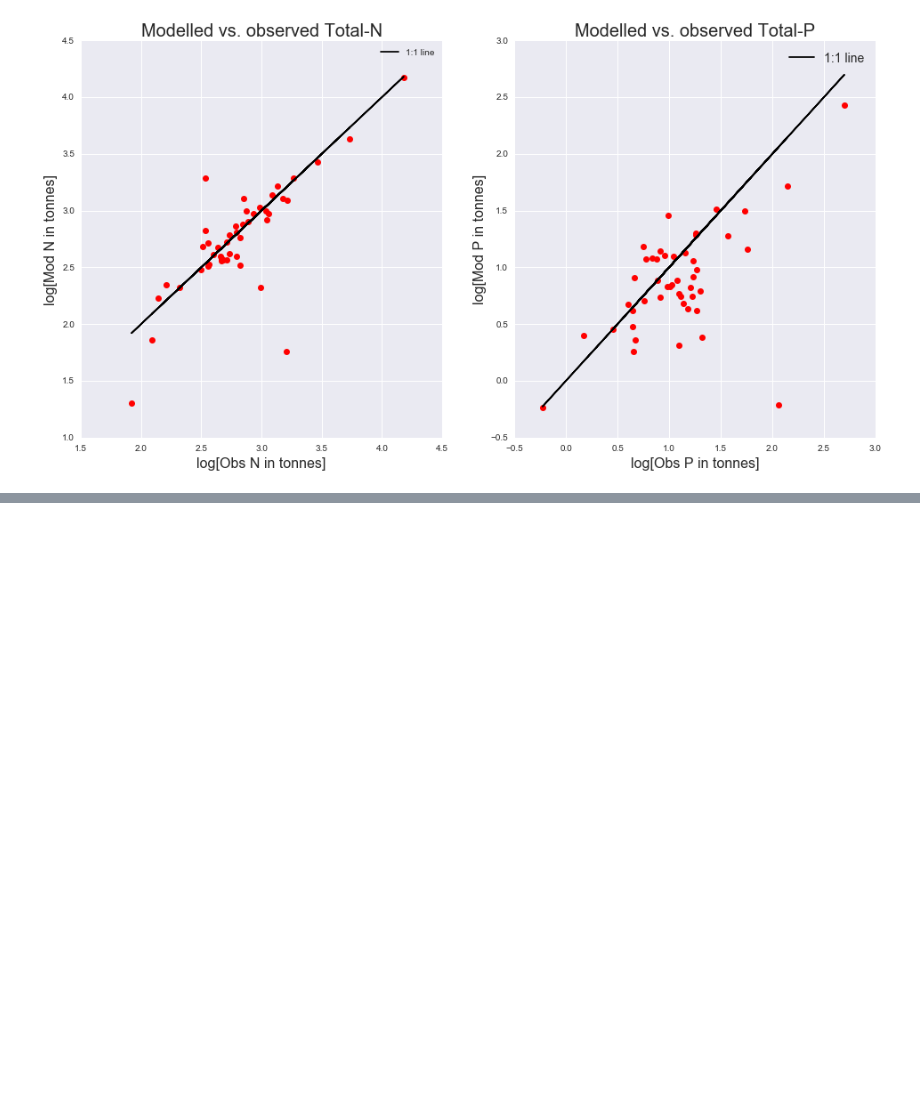
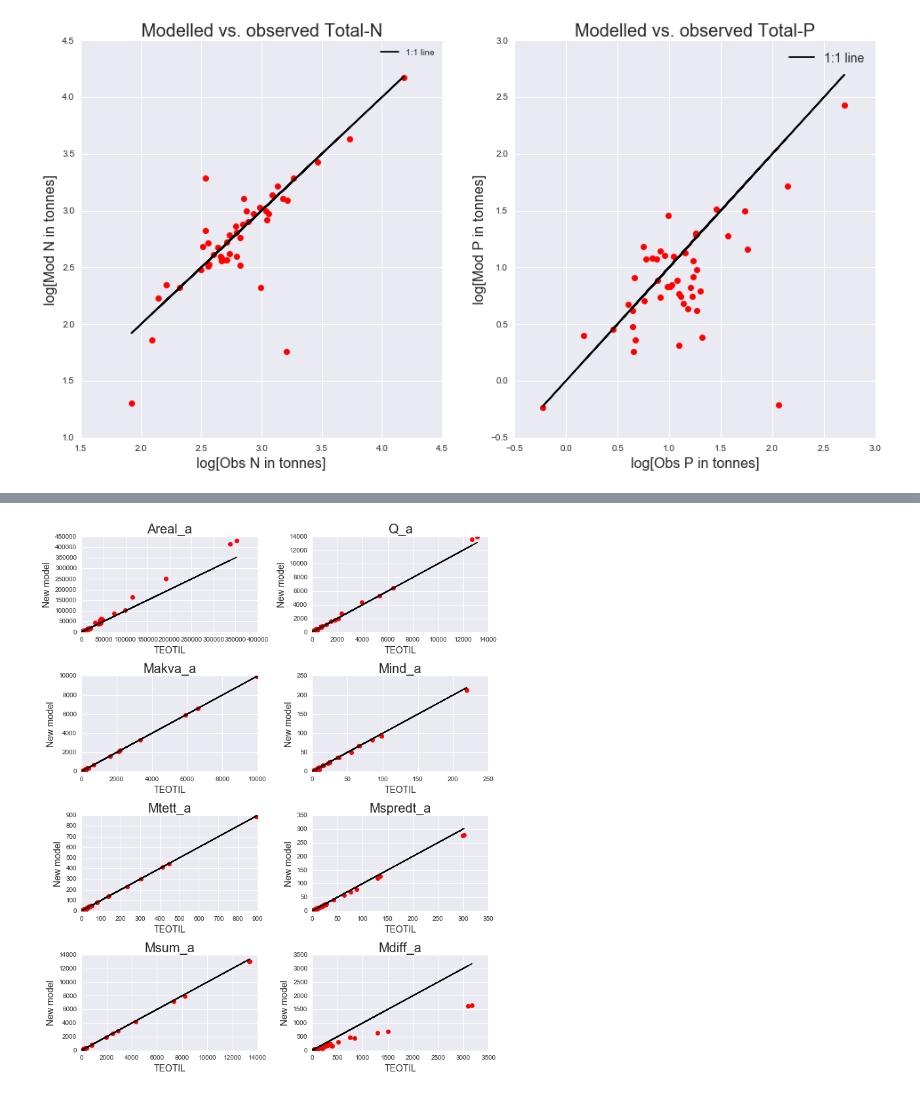
Before and after one commit to JamesSample/rid, a Jupyter notebook: notebooks/nope_model.ipynb, the cells around one changed output, grey strips where cells are left out. Saved outputs shown, nothing was run; the diff lists cells and outputs as text; code cells hidden in the pictures; blank space fills up the shorter version.

Commit message:
Comparison to TEOTIL

```diff
--- a/notebooks/nope_model.ipynb
+++ b/notebooks/nope_model.ipynb
@@ -212,0 +217,17 @@ Note that TEOTIL offers a number of features not yet implemented here, but if we
+# %%
+# Read accumulated TEOTIL output
+in_txt = (r'C:\Data\James_Work\Staff\Oeyvind_K\Elveovervakingsprogrammet'
+          r'\NOPE\TEOTIL_Output_2015\P_a_2015.txt')
+teo_ac = pd.read_csv(in_txt, delim_whitespace=True)
+
+# Sum diffuse
+teo_ac['Mdiff_a'] = (teo_ac[u'Mjordbr_a'] + teo_ac['Mnatur_a'] +
+                     teo_ac['Mfjell_a'] + teo_ac['Mskog_a'] +
+                     teo_ac['Minnsjo_a'] + teo_ac['Mbebygd_a'])
+
+# Get col of interest
+t_cols = ['ID', 'Areal_a', 'Q_a', 'Makva_a', 'Mind_a', 'Mtett_a',
+          'Mspredt_a', 'Msum_a', 'Mdiff_a']
+teo_ac = teo_ac[t_cols]
+
+teo_ac.head()
@@ -212,0 +241,39 @@ Note that TEOTIL offers a number of features not yet implemented here, but if we
+# %%
+# Read NOPE output
+in_csv = (r'C:\Data\James_Work\Staff\Oeyvind_K\Elveovervakingsprogrammet'
+          r'\NOPE\nope_results_2015.csv')
+nope_df = pd.read_csv(in_csv)
+
+# Sum diffuse
+nope_df['Mdiff_a'] = (nope_df['accum_anth_diff_p_tonnes'] +
+                      nope_df['accum_nat_diff_p_tonnes'])
+
+# Get comparable cols from new model
+n_cols = ['regine', 'accum_upstr_area_km2', 'accum_q_m3/s',
+          'accum_aqu_p_tonnes', 'accum_ind_p_tonnes', 'accum_ren_p_tonnes',
+          'accum_spr_p_tonnes', 'accum_all_sources_p_tonnes', 'Mdiff_a']
+
+nope_df = nope_df[n_cols]
+
+# Use same names
+nope_df.columns = t_cols
+
+# Join
+df = pd.merge(nope_df, teo_ac, how='left', on='ID',
+              suffixes=('_nope', '_teotil'))
+
+# Plot
+fig, axes = plt.subplots(nrows=4, ncols=2, figsize=(10, 12))
+axes = axes.flatten()
+
+for idx, col in enumerate(t_cols[1:]):
+    axes[idx].plot(df['%s_teotil' % col], df['%s_nope' % col], 'ro')
+    axes[idx].plot(df['%s_teotil' % col], df['%s_teotil' % col], 'k-')
+    axes[idx].set_title(col, fontsize=20)
+    axes[idx].set_xlabel('TEOTIL', fontsize=14)
+    axes[idx].set_ylabel('New model', fontsize=14)
+
+plt.tight_layout()
+plt.show()
+# %% [output]
+[figure, added]
```
Also changed, not shown: parts of 3 cells of this notebook.
